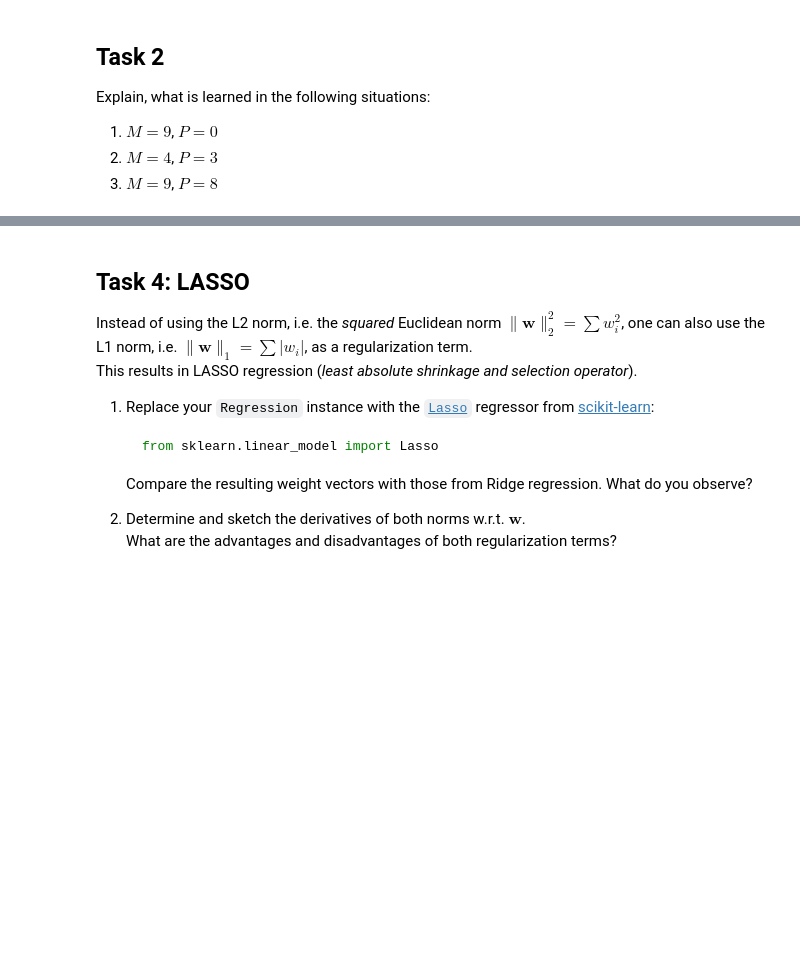
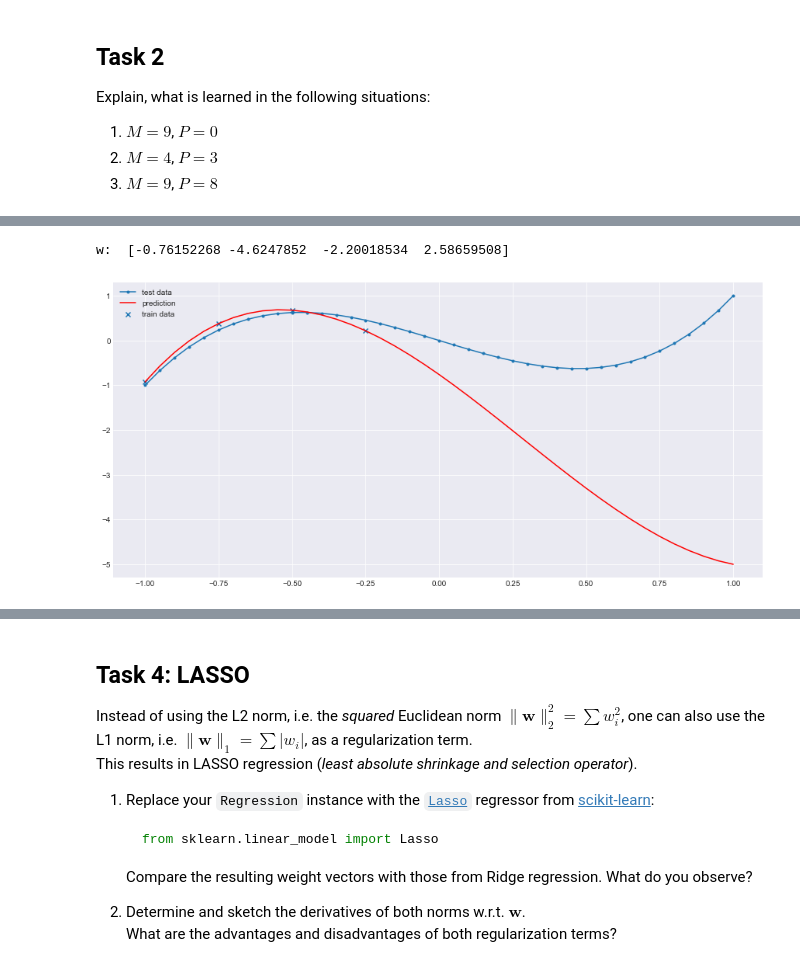
Before and after one commit to rhaschke/Neural-Networks, a Jupyter notebook: a3.ipynb, the cells around one changed output, grey strips where cells are left out. Cells and saved outputs as stored; diff of their text form; code cells hidden in the pictures; blank space fills up the shorter version.

```diff
--- a/a3.ipynb
+++ b/a3.ipynb
@@ -76,0 +109,5 @@ Explain, what is learned in the following situations:
+# %%
+update(M=4, P=3, alpha=-10.0)
+# %% [output]
+w:  [-0.76152268 -4.6247852  -2.20018534  2.58659508]
+[figure, added]
```
Also changed, not shown: parts of 17 cells of this notebook.
